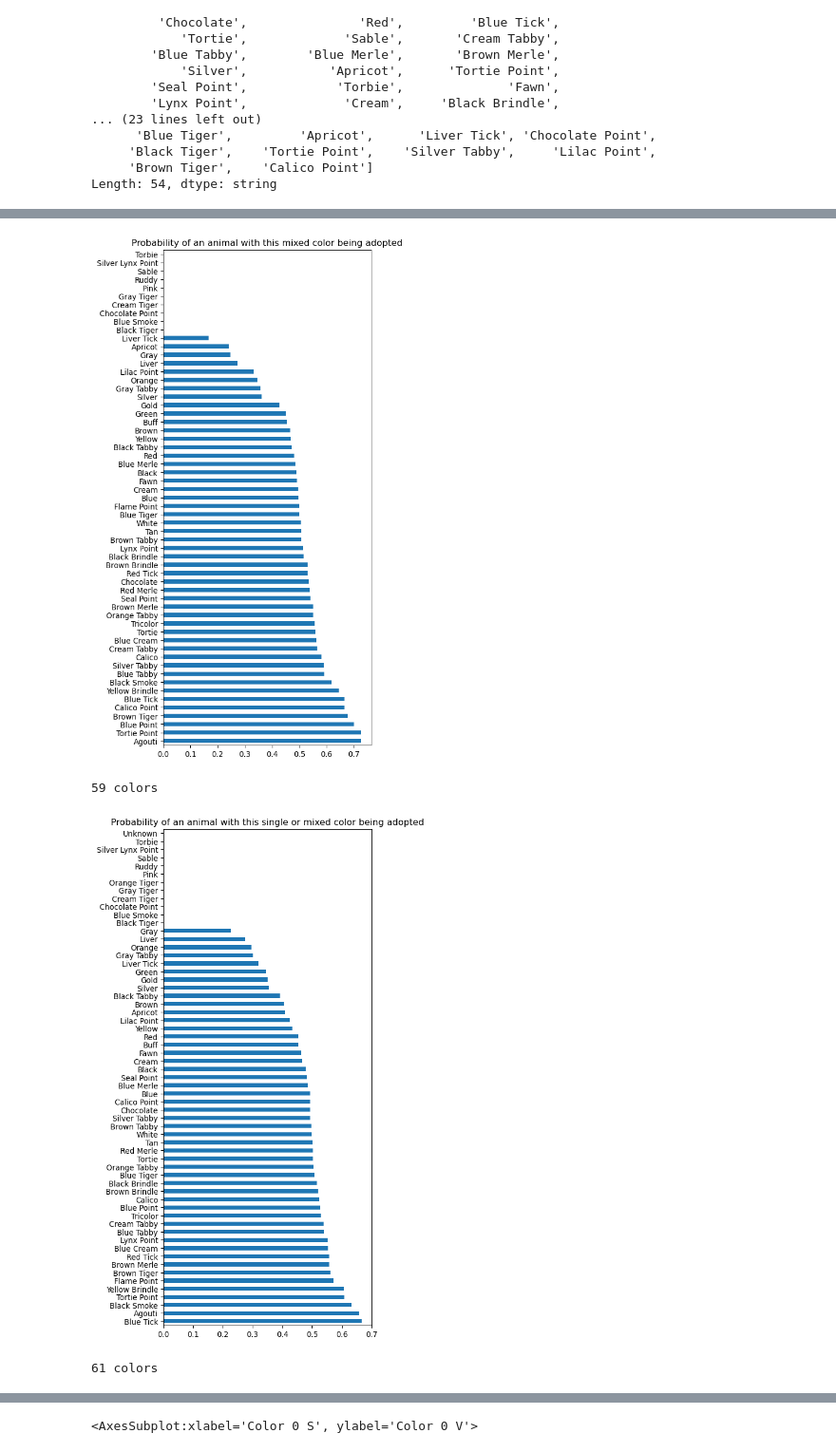
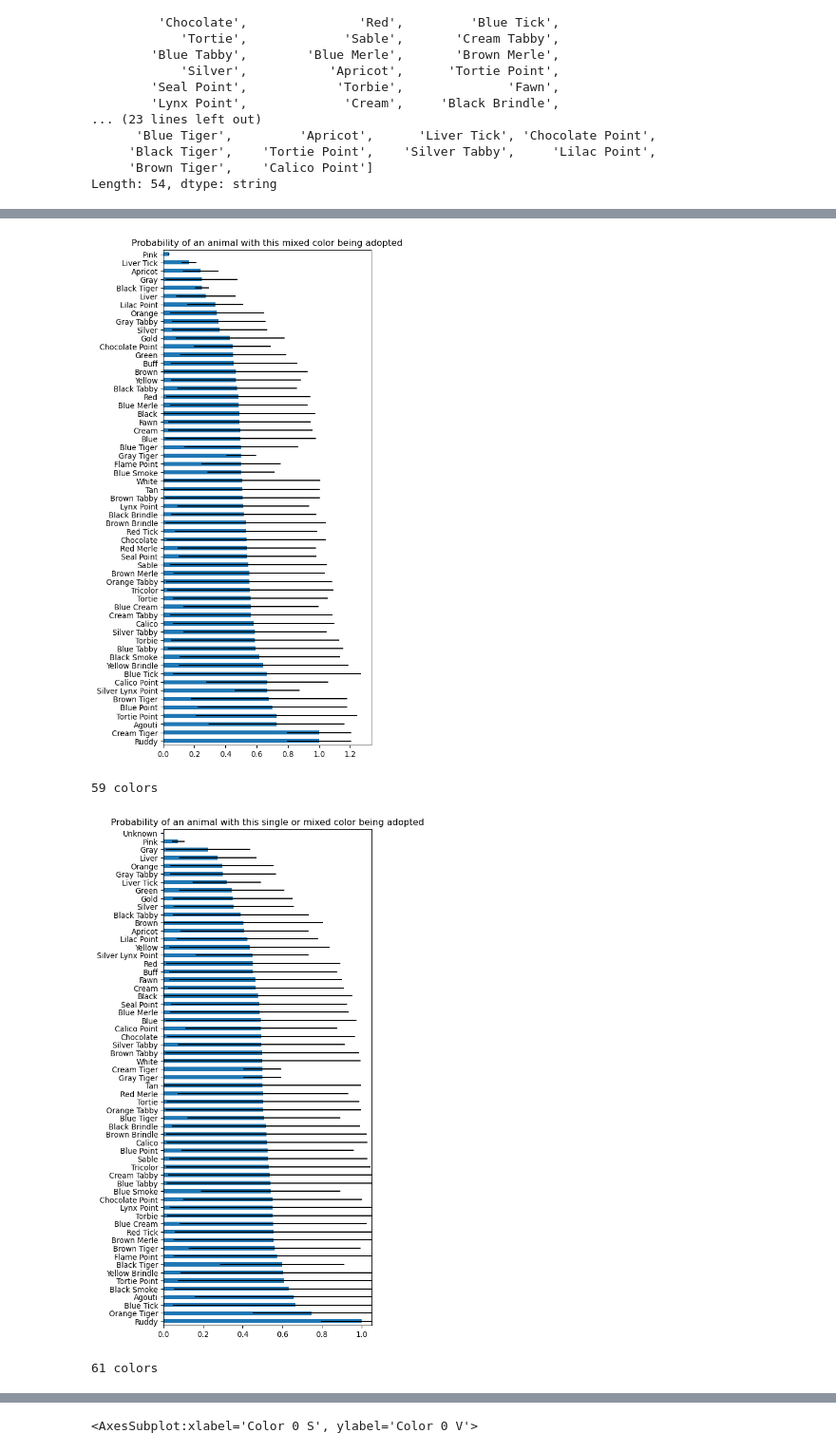
Before and after one commit to i12345/AustinAnimalCenterAnalysis, a Jupyter notebook: corr.ipynb, the cells around one changed output, grey strips where cells are left out. Shown at 95% size. Cells and saved outputs as stored; diff of their text form; code cells hidden in the pictures.

```diff
--- a/corr.ipynb
+++ b/corr.ipynb
@@ -173,7 +195,19 @@ def bigCorr_bernoulli_custom_colors_1_or_2():
 def chartColorAdoptionLikelihood(df_colors, color_relation):
     plt.figure(num=None, figsize=(5, 12), dpi=96, facecolor='w', edgecolor='k')
     plt.title(f'Probability of an animal with this {color_relation} color being adopted')
-    df_colors.Adopted.plot.barh(x='Color')
+
+    # Wilson confidence interval
+    # https://en.wikipedia.org/wiki/Binomial_proportion_confidence_interval
+
+    z = 1.96 # 95% confidence
+    n = df_colors.Count
+    p = df_colors.Adopted
+    p_center = (1 / (1 + ((z ** 2) / n))) * (p + ((z ** 2) / (2 * n)))
+    p_halfextent = (z / (1 + ((z ** 2) / n))) * ((( (p * (1 - p)) / (n) ) + ((z ** 2) / (4 * (n ** 2)))) ** (1/2))
+    p_low = p_center - p_halfextent
+    p_high = p_center - p_halfextent
+
+    df_colors.Adopted.plot.barh(x='Color', xerr=[p_low, p_high])
     plt.show()
     print(f'{len(df_colors)} colors')
     print()
@@ -188,7 +222,7 @@ def colors_single():
 
 def colors_mixed():
     colors_adopted = bigCorr_bernoulli_custom_colors_2()
-    colors_count = df_out_colors_2['Color 0'].value_counts() + df_out_colors_2['Color 1'].value_counts()
+    colors_count = df_out_colors_2['Color 0'].value_counts().add(df_out_colors_2['Color 1'].value_counts(), fill_value=0)
     df_colors = pd.DataFrame(index=colors_count.index)
     df_colors = df_colors.assign(Color=colors_count.index, Count=colors_count, Adopted=colors_adopted)
     df_colors.sort_values(by='Adopted', ascending=False, inplace=True)
@@ -196,7 +230,7 @@ def colors_mixed():
 
 def colors_singleOrMixed():
     colors_adopted = bigCorr_bernoulli_custom_colors_1_or_2()
-    colors_count = df_out_colors_1['Color 0'].value_counts() + df_out_colors_2['Color 0'].value_counts() + df_out_colors_2['Color 1'].value_counts()
+    colors_count = df_out_colors_1['Color 0'].value_counts().add(df_out_colors_2['Color 0'].value_counts(), fill_value=0).add(df_out_colors_2['Color 1'].value_counts(), fill_value=0)
     df_colors = pd.DataFrame(index=colors_count.index)
     df_colors = df_colors.assign(Color=colors_count.index, Count=colors_count, Adopted=colors_adopted)
     df_colors.sort_values(by='Adopted', ascending=False, inplace=True)
@@ -220,7 +254,7 @@ sns.histplot(
 59 colors
-[figure, old version]
+[figure, new version]
 59 colors
-[figure, old version]
+[figure, new version]
 61 colors
 <AxesSubplot:title={'center':'Probability of an animal with this solid color having a certain outcome'}, xlabel='Count', ylabel='Color 0'>
 [figure]
```
Also changed, not shown: parts of 3 cells of this notebook.
